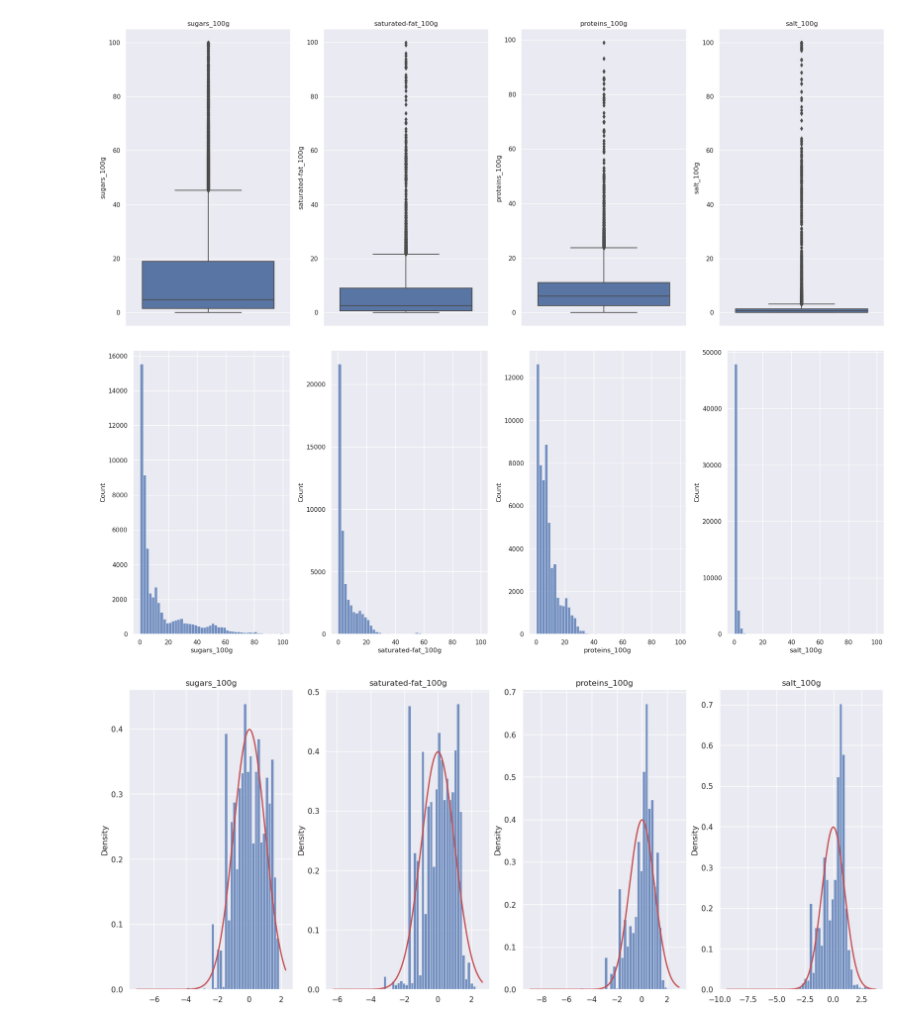
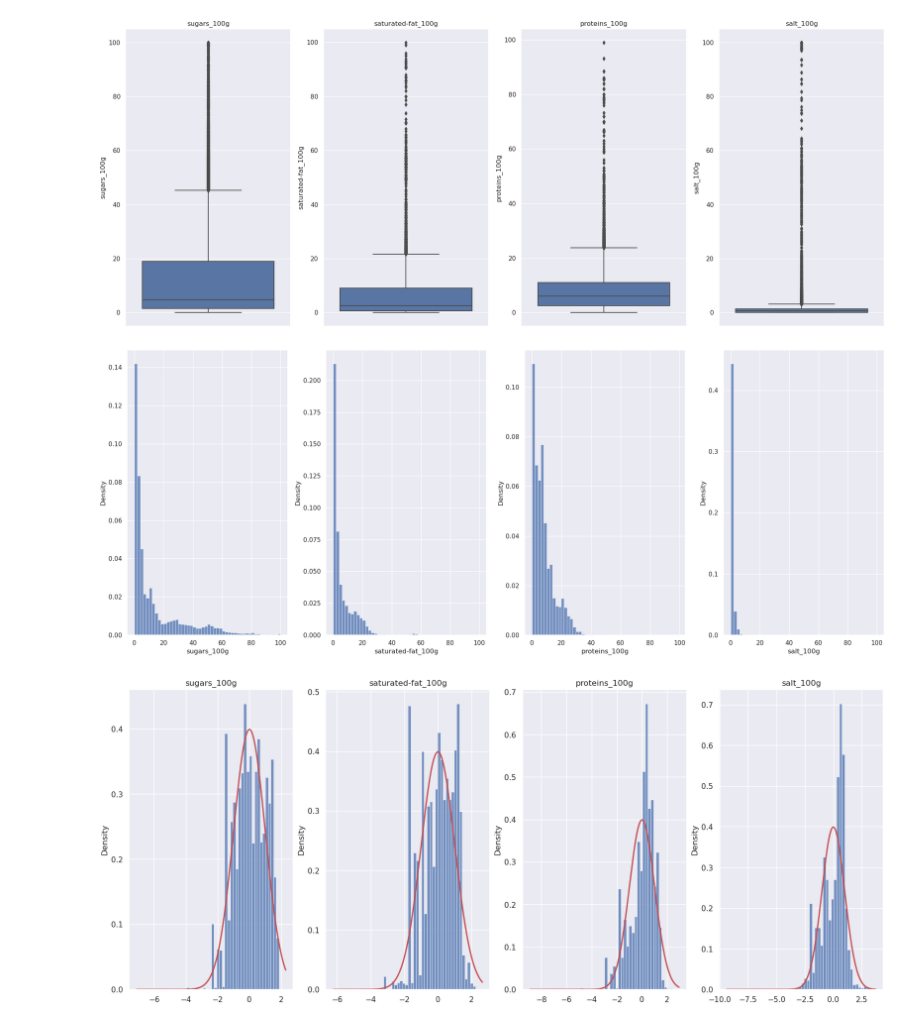
Before and after one commit to vicmcl/open_food_facts, a Jupyter notebook: src/notebook.ipynb, the cells around one changed output. Saved outputs shown, nothing was run; the diff lists cells and outputs as text; code cells hidden in the pictures.

```diff
--- a/src/notebook.ipynb
+++ b/src/notebook.ipynb
@@ -207,19 +207,16 @@ class OutlierToNaN(BaseEstimator, TransformerMixin):
         return self
 
     def transform(self, X):
-        def bound_data(data):
-            # Identify and filter out outliers based on the IQR method
-            q1, q3 = np.percentile(data, [25, 75])
+        X_copy = X.copy()
+        if self.iqr:
+            q1, q3 = np.percentile(X, [25, 75])
             lower_bound = 2.5 * q1 - 1.5 * q3
             upper_bound = 2.5 * q3 - 1.5 * q1
-            return lower_bound, upper_bound
-
-        if str(X.dtype).startswith('float'):
-            X[X > 100] = np.nan
-        if self.iqr:
-            lower, upper = bound_data(X)
-            X[X > upper | X < lower] = np.nan
-        return X
+            X_copy[X < lower_bound] = np.nan
+            X_copy[X > upper_bound] = np.nan
+        elif str(X.dtype).startswith('float'):
+            X_copy[X > 100] = np.nan
+        return X_copy
 # %%
 class CatProbImputer(BaseEstimator, TransformerMixin):
     def __init__(self, n_cat):
@@ -369,7 +366,10 @@ otn = OutlierToNaN()
 selected_data = fs.fit_transform(df)
 
 for c in selected_data.columns:
-    otn = OutlierToNaN()
+    if c.startswith('energy'):
+        otn = OutlierToNaN(iqr=True)
+    else:
+        otn = OutlierToNaN()
     selected_data.loc[:, c] = otn.fit_transform(selected_data[c])
 # %%
 fmt = LabelFormatter()
@@ -391,7 +394,6 @@ plt.show()
 # %%
 sns.reset_orig()
 plt.figure(figsize=(14, 6))
-missing_val_number = lambda series: len(series.index) - series.count()
 
 bar_total = sns.barplot(
     x=selected_data.count().index, y=[len(selected_data)] * len(selected_data.count()), color="gray"
@@ -404,7 +406,7 @@ for i, col in enumerate(selected_data.columns):
     bar_total.text(
         i,
         1.01 * len(selected_data),
-        f"{round(missing_val_number(selected_data[col]) / len(selected_data) * 100, 1)}%",
+        f"{round(n_missing(selected_data[col]) / len(selected_data) * 100, 1)}%",
         ha="center",
         va="bottom",
         color="black",
@@ -459,12 +467,10 @@ plt.show()
 # %%
 fig = plt.figure(figsize=(20, 8))
 
-data_orig = []
-
 for i, label in enumerate(numerical_data_100g):
     fig.add_subplot(1, len(numerical_feats), i + 1)
-    sns.histplot(numerical_data_100g[label], bins=50)
+    sns.histplot(numerical_data_100g[label], bins=50, stat='density')
 plt.tight_layout()
 plt.show()
 # %% [output]
-[figure, old version]
+[figure, new version]
```
Also changed, not shown: parts of 21 cells of this notebook.
